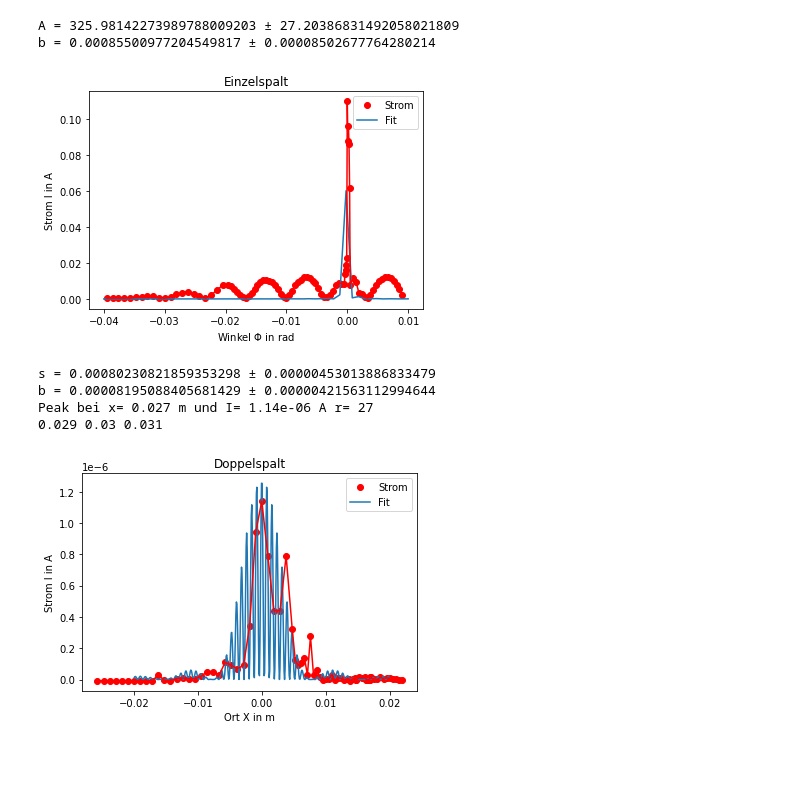
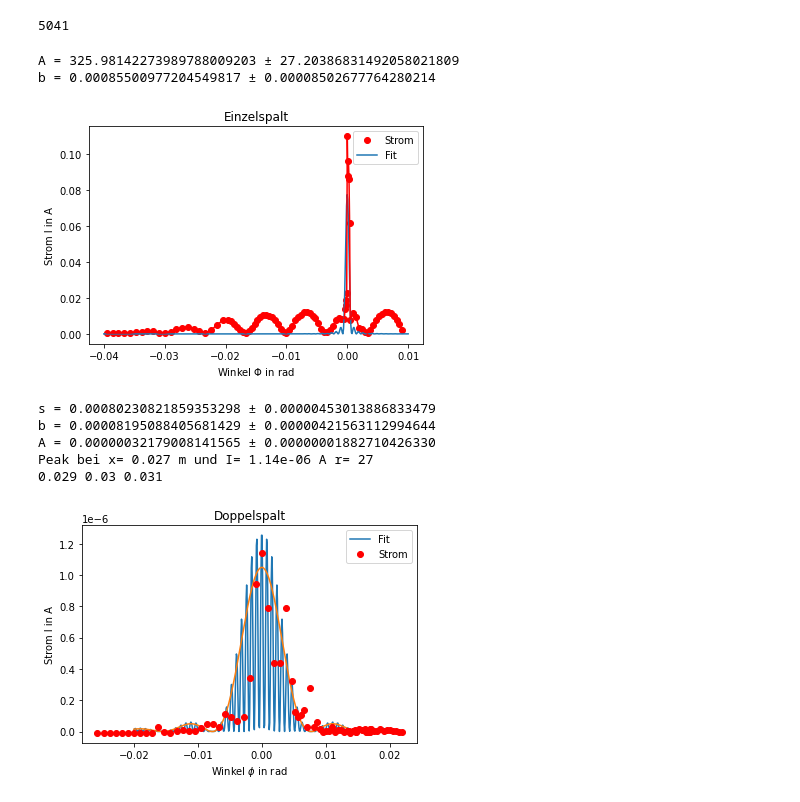
Before and after one commit to JackDO1998/Praktikum, a Jupyter notebook: BeugungAmSpalt/AdamRiese.ipynb, the cells around one changed output. Cells and saved outputs as stored; diff of their text form; code cells hidden in the pictures; blank space fills up the shorter version.

```diff
--- a/BeugungAmSpalt/AdamRiese.ipynb
+++ b/BeugungAmSpalt/AdamRiese.ipynb
@@ -137,23 +137,35 @@ p=0
 while p< len(I2mds):
     I2[p]=I2mds[p]-0.00000001
     p=p+1
+print(j**2)
+# %% [output]
+5041
 # %%
 # Fit
 lamda=635e-9
 #b=0.00015
 def einzelspalt(phi1,A, b):
     return (A**2*b**2*(lamda/(const.pi*b*np.sin(phi1)))*(lamda/(const.pi*b*np.sin(phi1)))*np.sin((const.pi*b*np.sin(phi1))/lamda)*np.sin((const.pi*b*np.sin(phi1))/lamda))
+#def fourier(phi1,A,b):
+#    return (A*lamda/(const.pi*np.sin(phi1))*np.exp((const.pi*b*np.sin(phi1))j/lamda)*np.sin(const.pi*np.sin(phi1)*b/lamda))
 
-a=np.linspace(-0.04,0.01)
+a=np.linspace(-0.04,0.01,500)
 params, covariance_matrix = curve_fit(einzelspalt, phi1, I1,p0=(1000,0.00030))
 
 uncertainties = np.sqrt(np.diag(covariance_matrix))
 
 for name, value, uncertainty in zip('Ab', params, uncertainties):
    print(f'{name} = {value:8.20f} ± {uncertainty:.20f}')
+#params2, covariance_matrix2 = curve_fit(fourier, phi1, I1)
+
+#uncertainties2 = np.sqrt(np.diag(covariance_matrix2))
+
+#for name, value, uncertainty in zip('Ab', params2, uncertainties2):
+ #  print(f'{name} = {value:8.20f} ± {uncertainty:.20f}')
 
 plt.plot(phi1,I1,'ro',label='Strom')
 plt.plot(a, einzelspalt(a, *params),label='Fit')
+#plt.plot(a, fourier(a, *params2),label='F-Trafo')
 #plt.plot(a, einzelspalt(a, 2200,0.00015),label='test')
 plt.plot(phi1,I1,'r-')
 plt.xlabel('Winkel $\Phi$ in rad')
@@ -164,42 +176,45 @@ plt.savefig('Einzelspalt.pdf')
 # %% [output]
 A = 325.98142273989788009203 ± 27.20386831492058021809
 b = 0.00085500977204549817 ± 0.00008502677764280214
-[figure, old version]
+[figure, new version]
 # %%
 #A1=0.0000005
 def doppelspalt(phi2,s,b,A1):
     return(A1*4*np.cos(const.pi*s*np.sin(phi2)/lamda)**2*(lamda/(const.pi*b*np.sin(phi2)))**2*np.sin((const.pi*b*np.sin(phi2))/lamda)**2)
 
-params, covariance_matrix = curve_fit(doppelspalt, phi2, I2, maxfev=10000,p0=(0.0009,0.00015,0.0000005))
+params3, covariance_matrix3 = curve_fit(doppelspalt, phi2, I2, maxfev=10000,p0=(0.0009,0.00015,0.0000005))
 
-uncertainties = np.sqrt(np.diag(covariance_matrix))
+uncertainties3 = np.sqrt(np.diag(covariance_matrix3))
 
-for name, value, uncertainty in zip('sb', params, uncertainties):
+for name, value, uncertainty in zip('sbA', params3, uncertainties3):
     print(f'{name} = {value:8.20f} ± {uncertainty:.20f}')
 
 z=np.linspace(-0.02,0.02,num=500)
+
+#plt.plot(z,doppelspalt(z,0.0009,0.00015))
+plt.plot(z, doppelspalt(z, *params3),label='Fit')
+plt.plot(z,einzelspalt(z,1/0.08,0.00008195088405681429))
 plt.plot(phi2,I2,'ro',label='Strom')
-#plt.plot(z,doppelspalt(z,0.0009,0.00015))
-plt.plot(z, doppelspalt(z, *params),label='Fit')
-plt.plot(phi2,I2,'r-')
-plt.xlabel('Ort X in m')
+#plt.plot(phi2,I2,'r-')
+plt.xlabel('Winkel $\phi$ in rad')
 plt.ylabel('Strom I in A')
 plt.legend(loc="best")
 plt.title('Doppelspalt')
 plt.savefig('doppelspalt.pdf')
 peak=0
 r=0
 while r < len(I2):
     if I2[r] > I2[peak]:
         peak=r
         r=r+1
     else:
         r=r+1
 print('Peak bei x=',x2[peak],'m und I=',I2[peak],'A r=',peak)
 print(x2[peak+2],x2[peak+3],x2[peak+4])
 # %% [output]
 s = 0.00080230821859353298 ± 0.00000453013886833479
 b = 0.00008195088405681429 ± 0.00000421563112994644
+A = 0.00000032179008141565 ± 0.00000001882710426330
 Peak bei x= 0.027 m und I= 1.14e-06 A r= 27
 0.029 0.03 0.031
-[figure, old version]
+[figure, new version]
```
Also changed, not shown: 37 other files.
